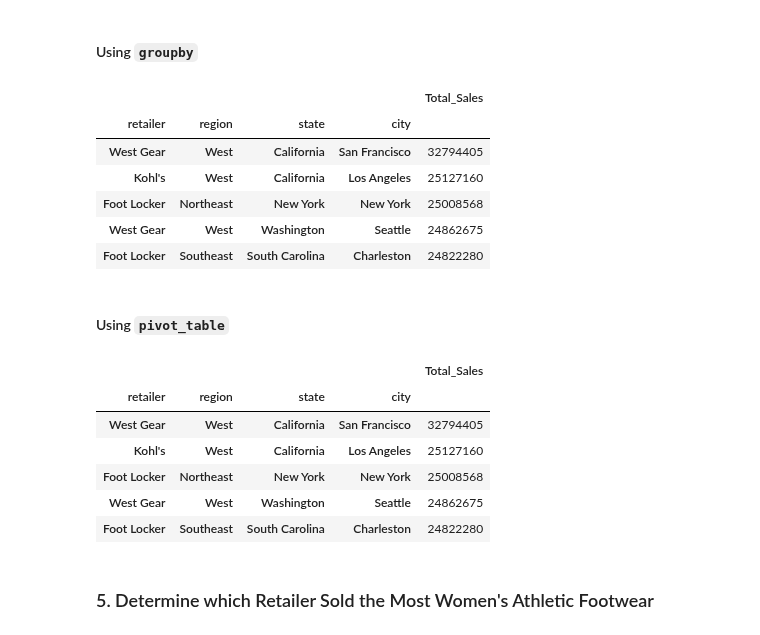
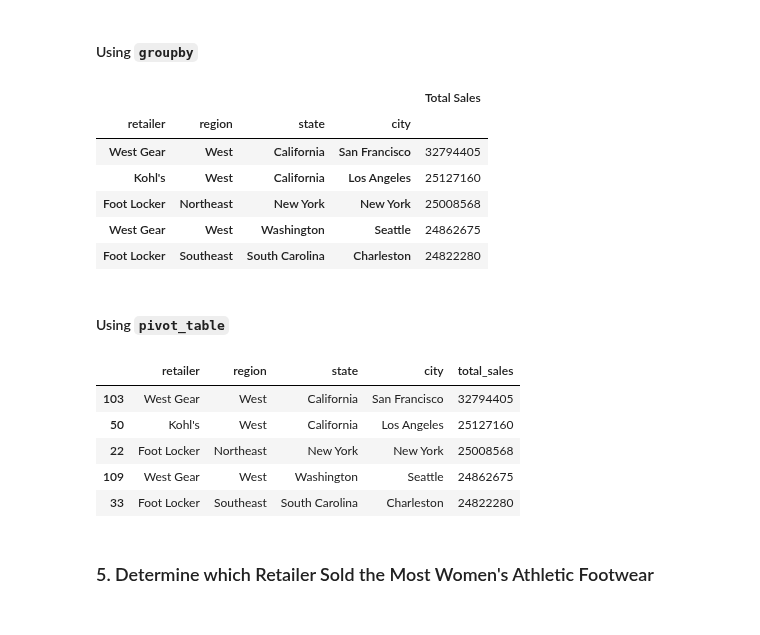
Before and after one commit to MegaTunji/athletic_sales_analysis, a Jupyter notebook: athletic_sales_analysis.ipynb, the cells around one changed output. Saved outputs shown, nothing was run; the diff lists cells and outputs as text; code cells hidden in the pictures.

```diff
--- a/athletic_sales_analysis.ipynb
+++ b/athletic_sales_analysis.ipynb
@@ -94,8 +94,12 @@ memory usage: 782.6+ KB
 #### Combine the sales data by rows.
 # %%
 # Combine the 2020 and 2021 sales DataFrames on the rows and reset the index.
-combined_df = pd.concat([atheletics_sales_20, atheletics_sales_21])
-combined_df.reset_index(drop=True, inplace=True)
+# Assuming atheletics_sales_20 and atheletics_sales_21 are your DataFrames for 2020 and 2021 sales respectively
+combined_df = pd.concat([atheletics_sales_20, atheletics_sales_21], axis="rows", join="inner")
+
+# Reset index
+combined_df = combined_df.reset_index(drop=True)
+
 combined_df
 # %% [output]
 |  | retailer | retailer_id | invoice_date | region | state | city | product | price_per_unit | units_sold | ... |
@@ -252,11 +292,14 @@ memory usage: 904.2+ KB
 # %%
 # Show the total sales for the products sold for each retailer, region, state, and city.
 # Rename the "total_sales" column to "Total Sales"
-
-
+Grouped_tot_sales = total_sales.sort_values(by='Total Sales', ascending=False).head(5)
+retail_sales = combined_df.groupby(['retailer','region', 'state', 'city'])['total_sales'].agg(total_sales=('sum'))
+retail_sales.rename(columns={'total_sales': 'Total Sales'}, inplace=True)
+retail_sales_sort= retail_sales.sort_values(by= 'Total Sales', ascending=False)
 # Show the top 5 results.
+retail_sales_sort.head()
 # %% [output]
-|  |  |  |  | Total_Sales |
+|  |  |  |  | Total Sales |
 | retailer | region | state | city |  |
 | West Gear | West | California | San Francisco | 32794405 |
 | Kohl's | West | California | Los Angeles | 25127160 |
@@ -267,20 +310,25 @@ memory usage: 904.2+ KB
 #### Using `pivot_table`
 # %%
 # Show the total sales for the products sold for each retailer, region, state, and city.
-
+pivot_tab_products = pd.pivot_table(combined_df, values='total_sales',
+                                    index=['retailer','region', 'state', 'city'],
+                                    aggfunc='sum'
+                                    )
 
 # Optional: Rename the "total_sales" column to "Total Sales"
+pivot_tab_products.reset_index(inplace=True)
 
 
 # Show the top 5 results.
+pivot_tab_products_sort = pivot_tab_products.sort_values(by='total_sales', ascending=False)
+pivot_tab_products_sort.head()
 # %% [output]
-|  |  |  |  | Total_Sales |
-| retailer | region | state | city |  |
-| West Gear | West | California | San Francisco | 32794405 |
-| Kohl's | West | California | Los Angeles | 25127160 |
-| Foot Locker | Northeast | New York | New York | 25008568 |
-| West Gear | West | Washington | Seattle | 24862675 |
-| Foot Locker | Southeast | South Carolina | Charleston | 24822280 |
+|  | retailer | region | state | city | total_sales |
+| 103 | West Gear | West | California | San Francisco | 32794405 |
+| 50 | Kohl's | West | California | Los Angeles | 25127160 |
+| 22 | Foot Locker | Northeast | New York | New York | 25008568 |
+| 109 | West Gear | West | Washington | Seattle | 24862675 |
+| 33 | Foot Locker | Southeast | South Carolina | Charleston | 24822280 |
 # %% [markdown]
 ### 5. Determine which Retailer Sold the Most Women's Athletic Footwear
 # %%
```
Also changed, not shown: parts of 15 cells of this notebook.
